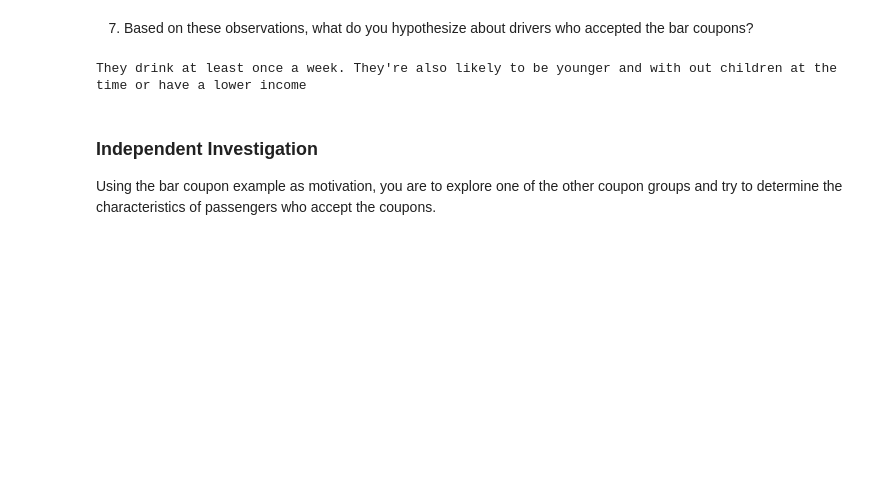
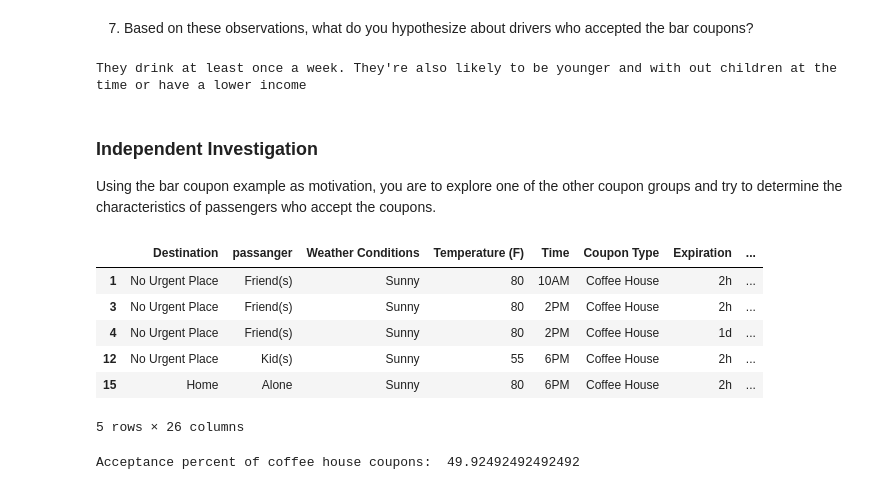
Before and after one commit to Jack-S2005/Project-5.2, a Jupyter notebook: prompt.ipynb, the cells around one changed output. Drawn from its saved outputs; the diff is of its cells as text; code cells hidden in the pictures; blank space fills up the shorter version.

```diff
--- a/prompt.ipynb
+++ b/prompt.ipynb
@@ -296,3 +292,19 @@ They drink at least once a week. They're also likely to be younger and with out
 ### Independent Investigation
 
 Using the bar coupon example as motivation, you are to explore one of the other coupon groups and try to determine the characteristics of passengers who accept the coupons.
+# %%
+coffee_df = data[data['Coupon Type'] == 'Coffee House']
+coffee_df.head()
+# %% [output]
+|  | Destination | passanger | Weather Conditions | Temperature (F) | Time | Coupon Type | Expiration | ... |
+| 1 | No Urgent Place | Friend(s) | Sunny | 80 | 10AM | Coffee House | 2h | ... |
+| 3 | No Urgent Place | Friend(s) | Sunny | 80 | 2PM | Coffee House | 2h | ... |
+| 4 | No Urgent Place | Friend(s) | Sunny | 80 | 2PM | Coffee House | 1d | ... |
+| 12 | No Urgent Place | Kid(s) | Sunny | 55 | 6PM | Coffee House | 2h | ... |
+| 15 | Home | Alone | Sunny | 80 | 6PM | Coffee House | 2h | ... |
+5 rows × 26 columns
+# %%
+accepted = coffee_df['Y'].sum()/len(coffee_df['Y'])
+print("Acceptance percent of coffee house coupons: ", 100*accepted)
+# %% [output]
+Acceptance percent of coffee house coupons:  49.92492492492492
```
Also changed, not shown: parts of 5 cells of this notebook.
